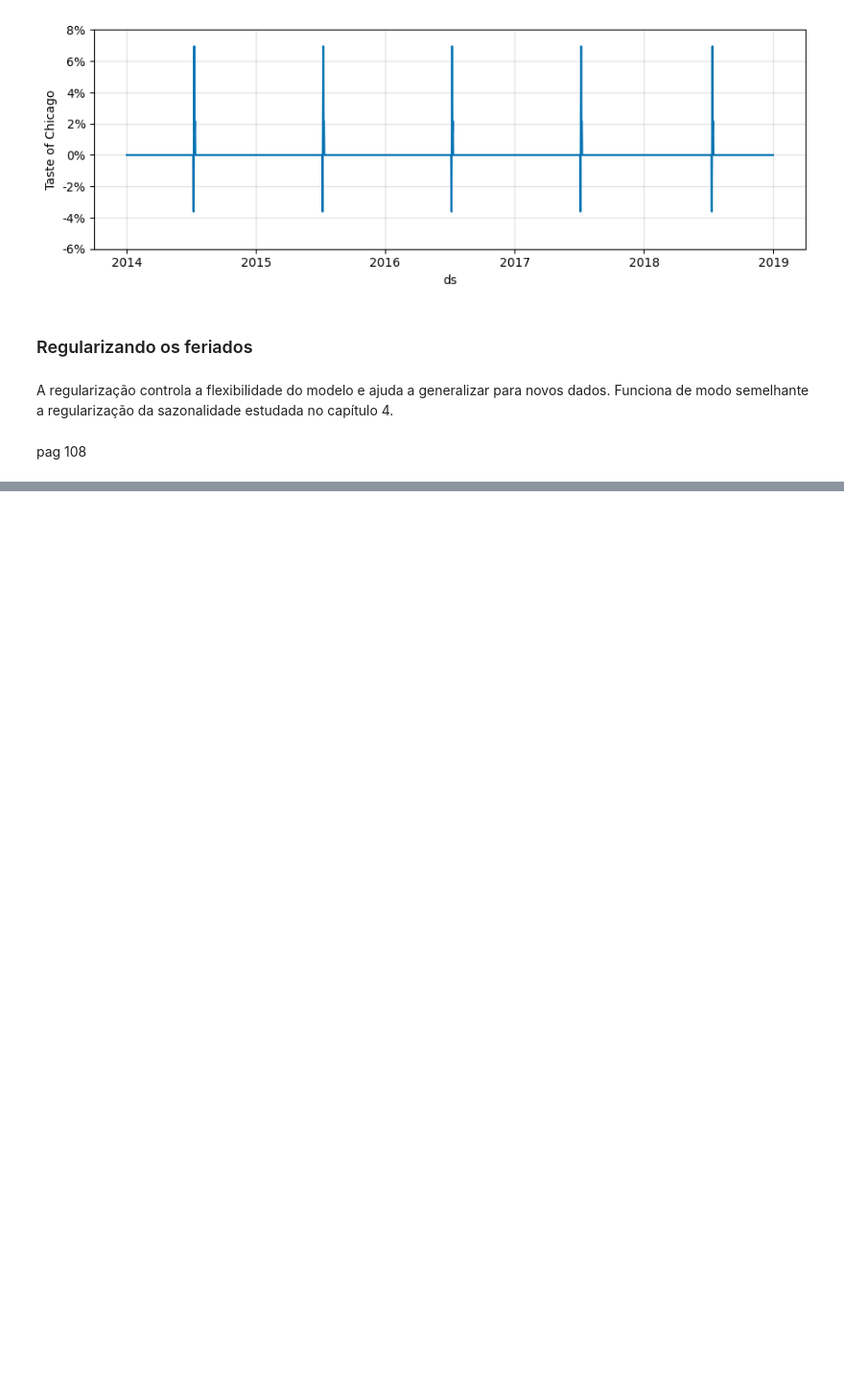
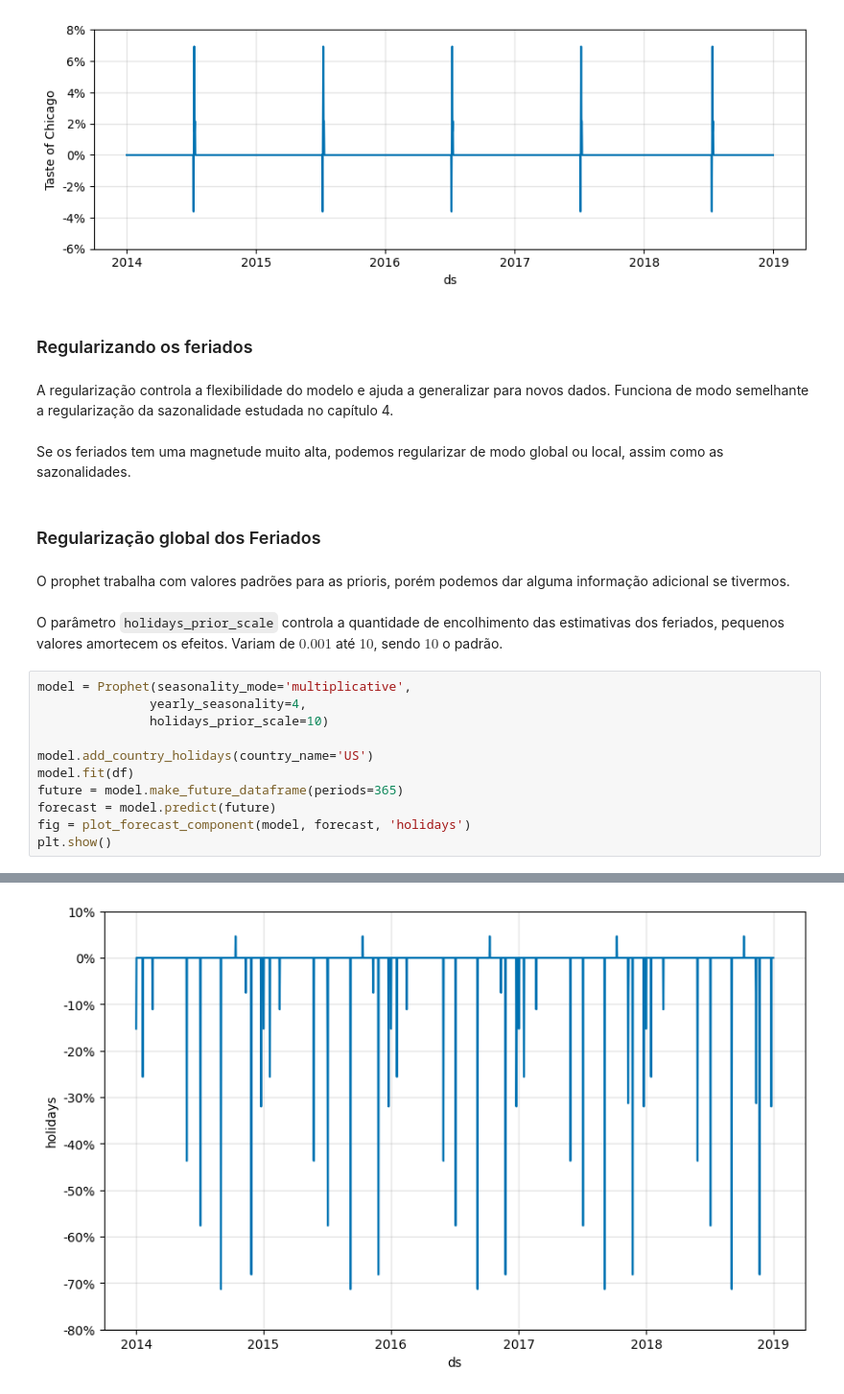
Before and after one commit to rodolphomacedo/prophet, a Jupyter notebook: Cap5 - Holidays.ipynb, the cells around one changed output, grey strips where cells are left out. Shown: that part at 96% size. Saved outputs shown, nothing was run; the diff lists cells and outputs as text; blank space fills up the shorter version.

```diff
--- a/Cap5 - Holidays.ipynb
+++ b/Cap5 - Holidays.ipynb
@@ -291,4 +291,22 @@ plt.show()
 # %% [markdown]
 A regularização controla a flexibilidade do modelo e ajuda a generalizar para novos dados. Funciona de modo semelhante a regularização da sazonalidade estudada no capítulo 4.
 # %% [markdown]
-pag 108
+Se os feriados tem uma magnetude muito alta, podemos regularizar de modo global ou local, assim como as sazonalidades.
+# %% [markdown]
+### Regularização global dos Feriados
+# %% [markdown]
+O prophet trabalha com valores padrões para as prioris, porém podemos dar alguma informação adicional se tivermos.
+# %% [markdown]
+O parâmetro `holidays_prior_scale` controla a quantidade de encolhimento das estimativas dos feriados, pequenos valores amortecem os efeitos. Variam de $0.001$ até $10$, sendo $10$ o padrão.
+# %%
+model = Prophet(seasonality_mode='multiplicative',
+               yearly_seasonality=4,
+               holidays_prior_scale=10)
+
+model.add_country_holidays(country_name='US')
+model.fit(df)
+future = model.make_future_dataframe(periods=365)
+forecast = model.predict(future)
+fig = plot_forecast_component(model, forecast, 'holidays')
+plt.show()
+# %% [output]
@@ -294,0 +315 @@ pag 108
+[figure, added]
```
Also changed, not shown: parts of 11 cells of this notebook.
